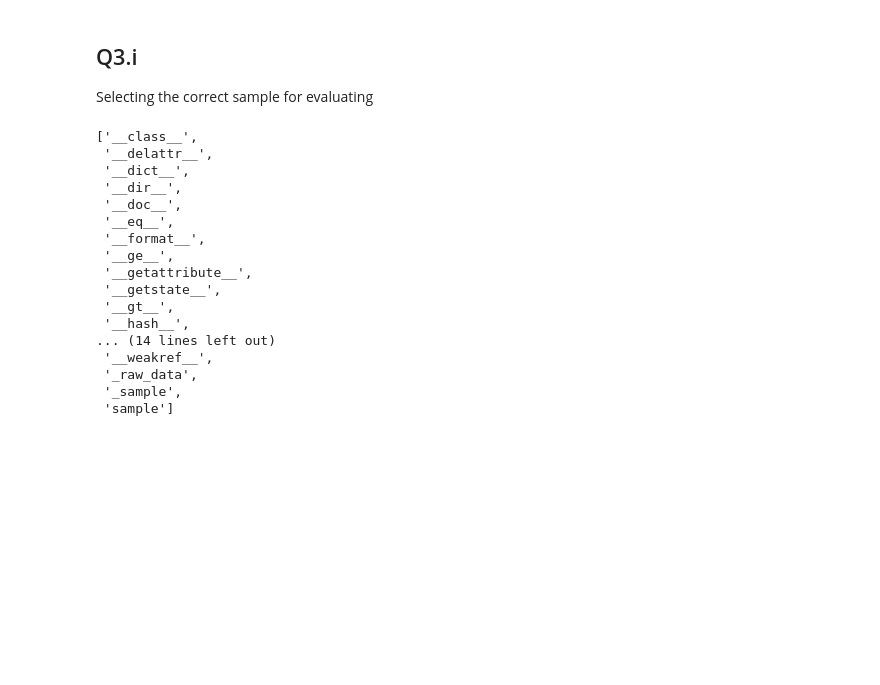
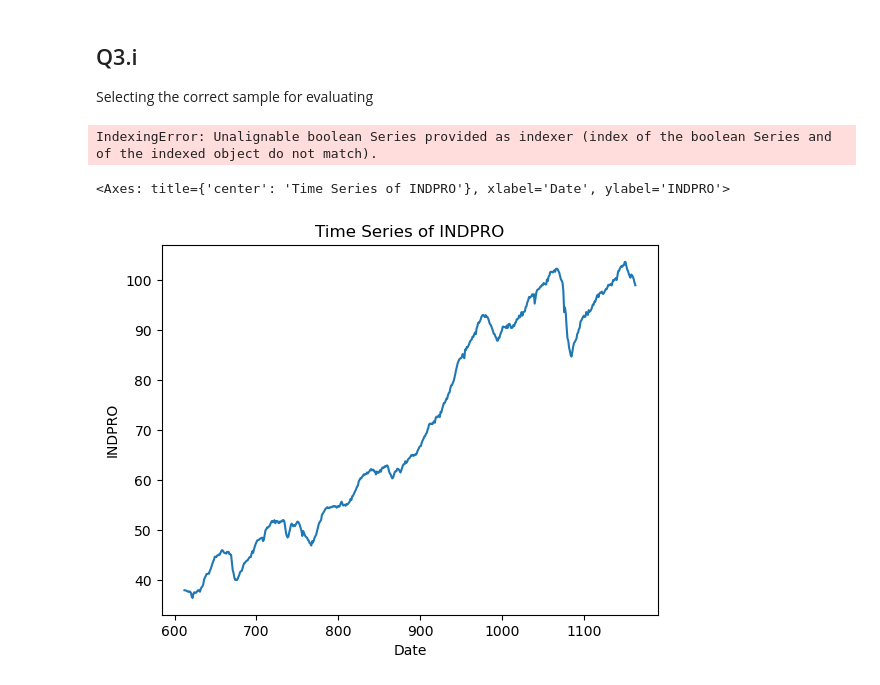
Before and after one commit to 1116925/GRA4153-Final-exam, a Jupyter notebook: Question3.ipynb, the cells around one changed output. Drawn from its saved outputs; the diff is of its cells as text; code cells hidden in the pictures; blank space fills up the shorter version.

Commit message:
Update in formating of the time series and added the plot

```diff
--- a/Question3.ipynb
+++ b/Question3.ipynb
@@ -16,22 +19,12 @@ import DataImporter as get
 Selecting the correct sample for evaluating
 # %%
 indpro = get.Data("indpro.csv")
-dir(indpro)
+indpro.set_sample_range("1970-01-01", "2015-12-01")
+indpro.sample.head(20)
 # %% [output]
-['__class__',
- '__delattr__',
- '__dict__',
- '__dir__',
- '__doc__',
- '__eq__',
- '__format__',
- '__ge__',
- '__getattribute__',
- '__getstate__',
- '__gt__',
- '__hash__',
-... (14 lines left out)
- '__weakref__',
- '_raw_data',
- '_sample',
- 'sample']
+IndexingError: Unalignable boolean Series provided as indexer (index of the boolean Series and of the indexed object do not match).
+# %%
+indpro.sample["INDPRO"].plot(title='Time Series of INDPRO', ylabel='INDPRO', xlabel='Date')
+# %% [output]
+<Axes: title={'center': 'Time Series of INDPRO'}, xlabel='Date', ylabel='INDPRO'>
+[figure, added]
```
Also changed, not shown: parts of 1 cell of this notebook, 2 other files.
